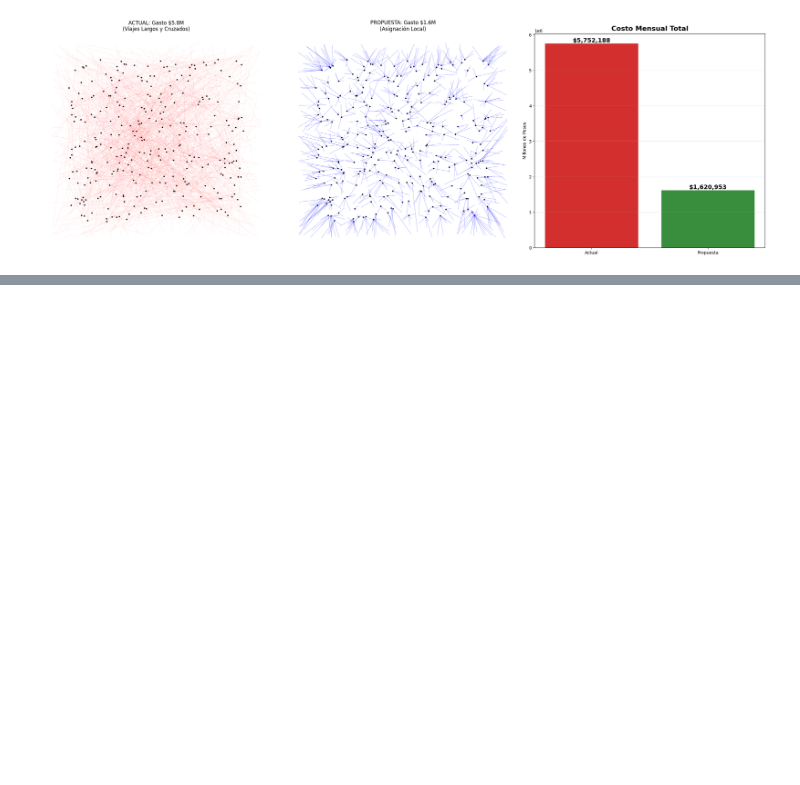
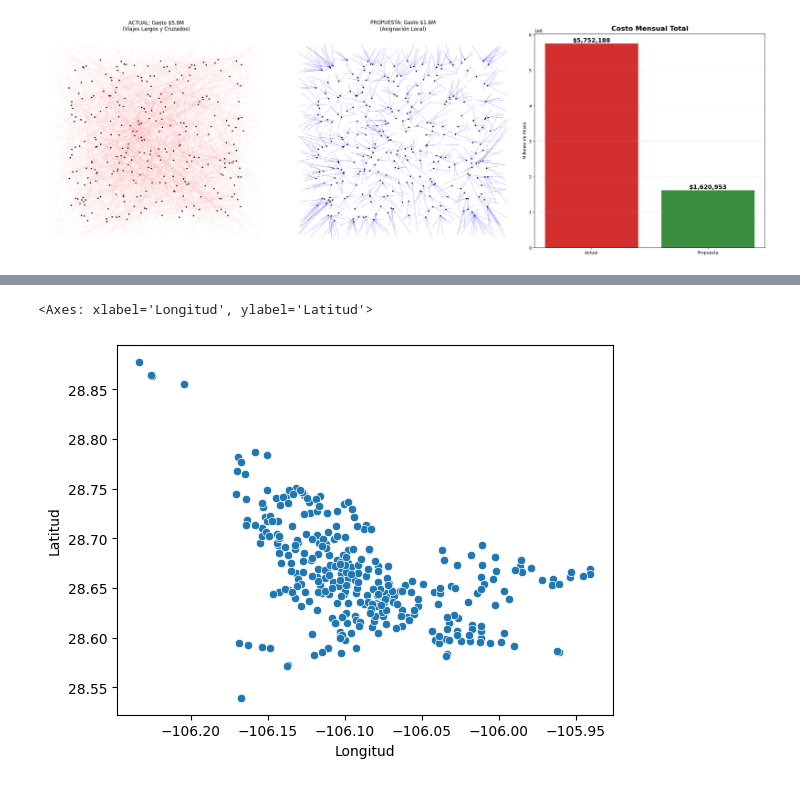
Before and after one commit to ElMeme26/oxxo-algoritmo, a Jupyter notebook: Algoritmo_OXXO_Datos_Ajustados.ipynb, the cells around one changed output, grey strips where cells are left out. Drawn from its saved outputs; the diff is of its cells as text; code cells hidden in the pictures; blank space fills up the shorter version.

```diff
--- a/Algoritmo_OXXO_Datos_Ajustados.ipynb
+++ b/Algoritmo_OXXO_Datos_Ajustados.ipynb
@@ -466,0 +479,12 @@ AHORRO TOTAL:      $4,131,234.10 MXN
+# %%
+datos2 = pd.read_csv('tiendas2.csv.csv', encoding='latin_1')
+
+datos2 = datos2[
+    (datos2['Latitud'] < 29) &
+    (datos2['Longitud'] > -106.3)
+]
+
+sb.scatterplot(x='Longitud', y='Latitud', data=datos2)
+# %% [output]
+<Axes: xlabel='Longitud', ylabel='Latitud'>
+[figure, added]
```
Also changed, not shown: parts of 3 cells of this notebook.
